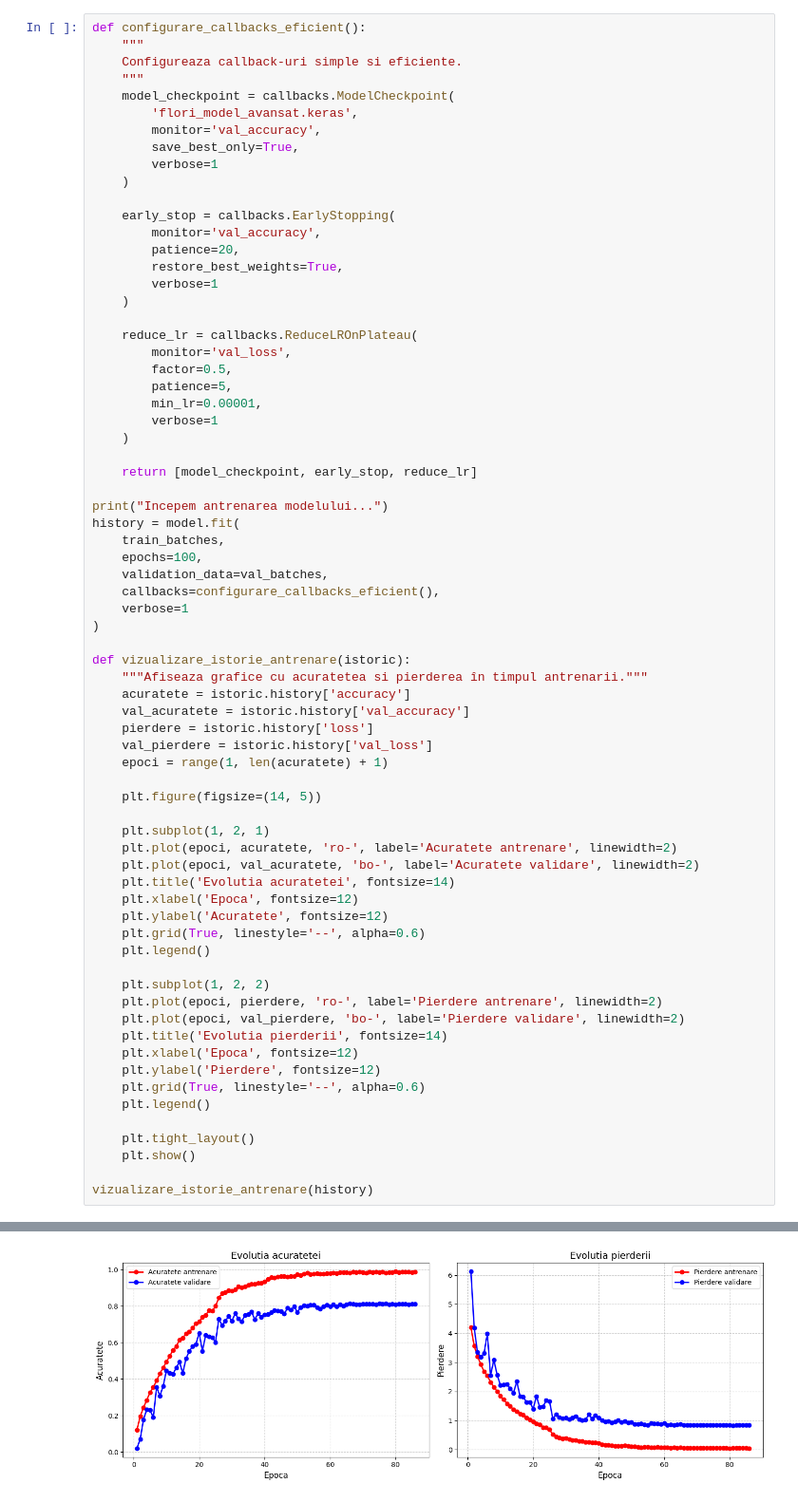
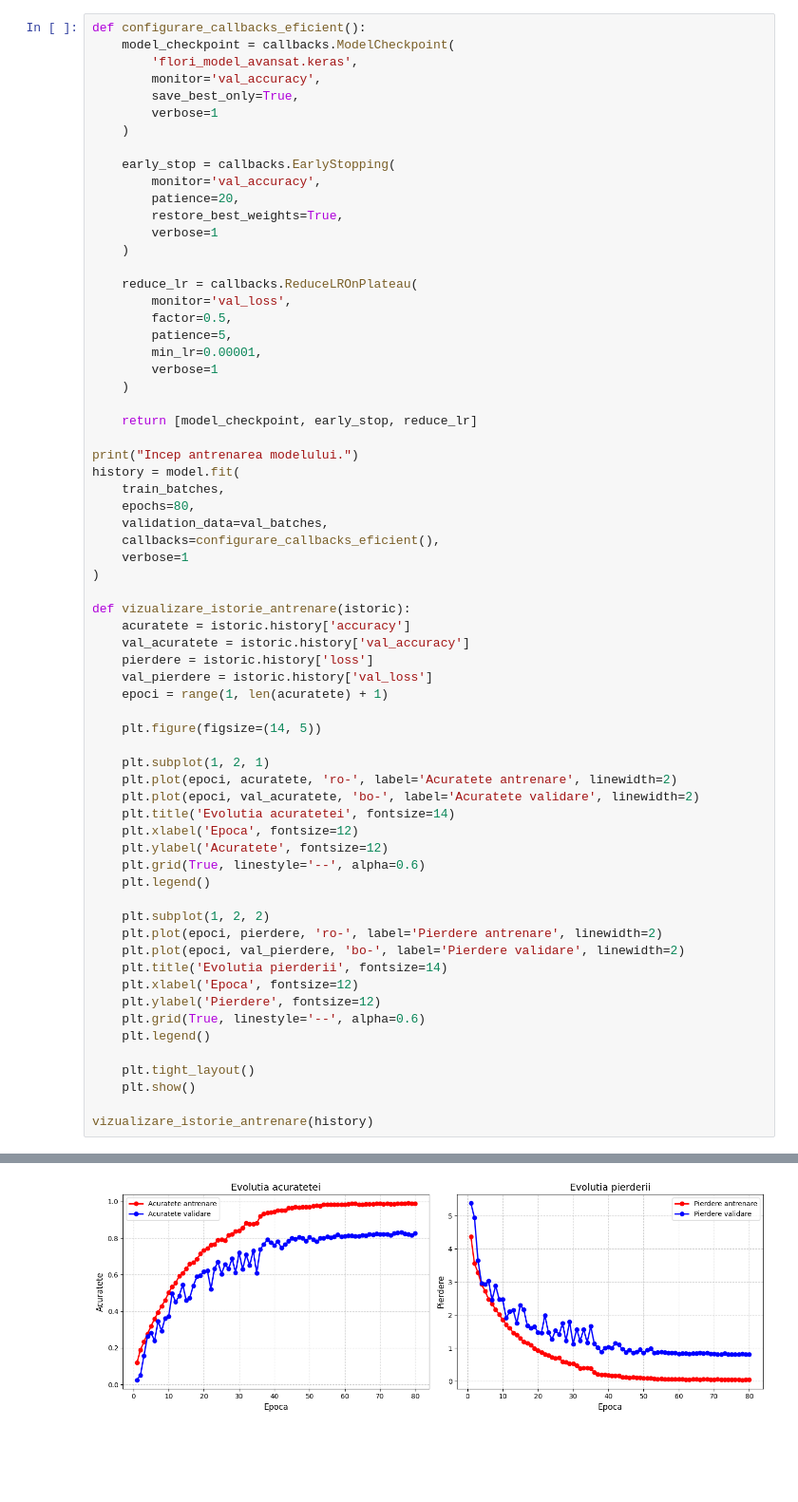
Before and after one commit to adrianlavric/Licenta, a Jupyter notebook: FlowerScanV1.ipynb, the cells around one changed output, grey strips where cells are left out. Shown at 95% size. Cells and saved outputs as stored; diff of their text form; blank space fills up the shorter version.

```diff
--- a/CNN_model_v2.ipynb
+++ b/FlowerScanV1.ipynb
@@ -272,8 +257,5 @@ Memoria a fost eliberată manual
 # %%
 def configurare_callbacks_eficient():
-    """
-    Configureaza callback-uri simple si eficiente.
-    """
     model_checkpoint = callbacks.ModelCheckpoint(
         'flori_model_avansat.keras',
         monitor='val_accuracy',
@@ -298,17 +280,16 @@ def configurare_callbacks_eficient():
 
     return [model_checkpoint, early_stop, reduce_lr]
 
-print("Incepem antrenarea modelului...")
+print("Incep antrenarea modelului.")
 history = model.fit(
     train_batches,
-    epochs=100,
+    epochs=80,
     validation_data=val_batches,
     callbacks=configurare_callbacks_eficient(),
     verbose=1
 )
 
 def vizualizare_istorie_antrenare(istoric):
-    """Afiseaza grafice cu acuratetea si pierderea în timpul antrenarii."""
     acuratete = istoric.history['accuracy']
     val_acuratete = istoric.history['val_accuracy']
     pierdere = istoric.history['loss']
@@ -360,2 +341,2 @@ Restoring model weights from the end of the best epoch: 66.
-[figure, old version]
+[figure, new version]
 # %%
```
Also changed, not shown: parts of 11 cells of this notebook, 4 other files.
